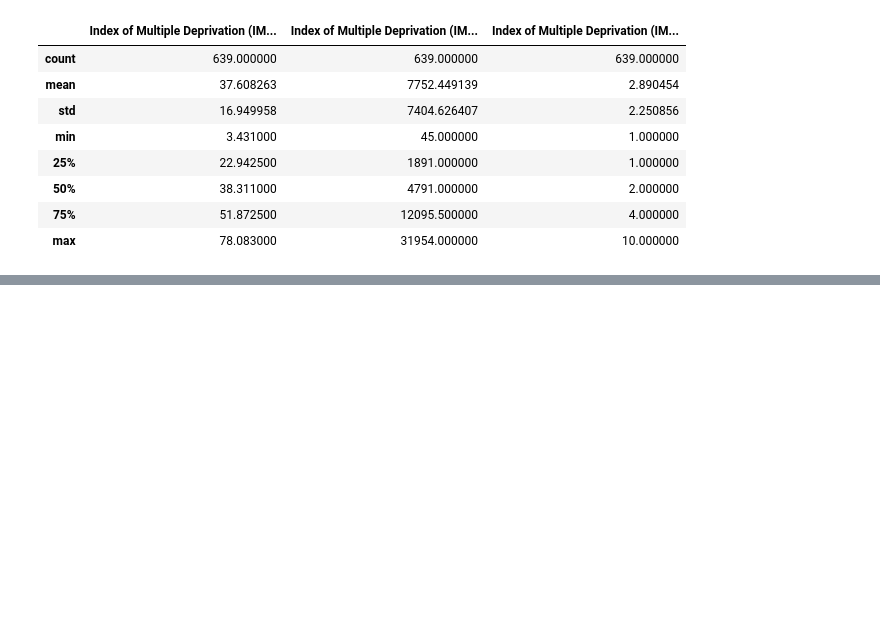
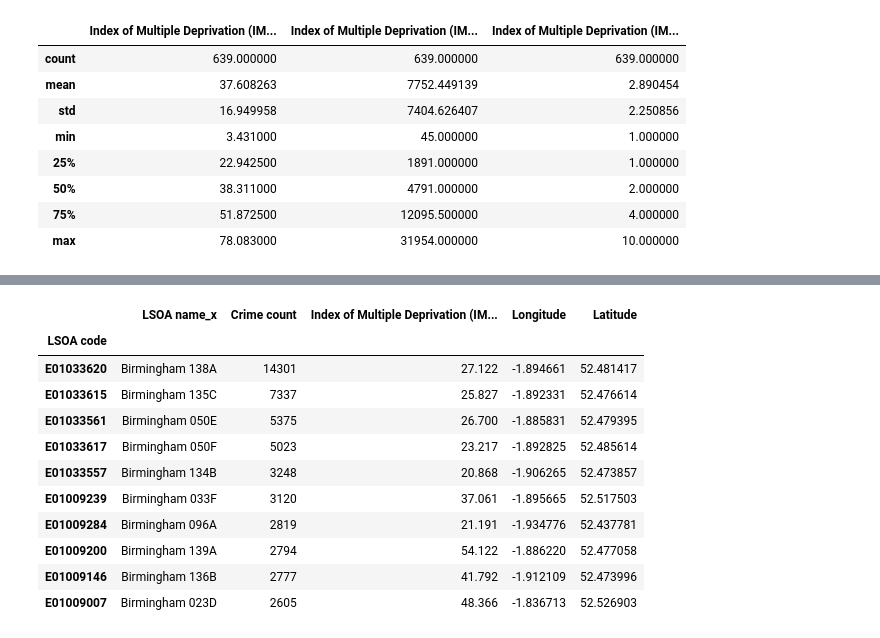
Before and after one commit to DarrylHewitt/Project_1, a Jupyter notebook: analysis.ipynb, the cells around one changed output, grey strips where cells are left out. Cells and saved outputs as stored; diff of their text form; code cells hidden in the pictures; blank space fills up the shorter version.

```diff
--- a/analysis.ipynb
+++ b/analysis.ipynb
@@ -407,0 +563,22 @@ map_plot
+# %%
+LSOA_crime_count_df = LSOA_crime_count_df.rename(columns={"LSOA code":"Crime count"})
+LSOA_crime_count_df
+
+LSOA_crime_count_df = LSOA_crime_count_df.sort_values("Crime count",ascending=False)
+LSOA_crime_count_df.head(20)
+
+LSOA_max_counts = LSOA_crime_count_df.iloc[0:10,:]
+LSOA_max_counts
+# %% [output]
+|  | LSOA name_x | Crime count | Index of Multiple Deprivation (IM... | Longitude | Latitude |
+| LSOA code |  |  |  |  |  |
+| E01033620 | Birmingham 138A | 14301 | 27.122 | -1.894661 | 52.481417 |
+| E01033615 | Birmingham 135C | 7337 | 25.827 | -1.892331 | 52.476614 |
+| E01033561 | Birmingham 050E | 5375 | 26.700 | -1.885831 | 52.479395 |
+| E01033617 | Birmingham 050F | 5023 | 23.217 | -1.892825 | 52.485614 |
+| E01033557 | Birmingham 134B | 3248 | 20.868 | -1.906265 | 52.473857 |
+| E01009239 | Birmingham 033F | 3120 | 37.061 | -1.895665 | 52.517503 |
+| E01009284 | Birmingham 096A | 2819 | 21.191 | -1.934776 | 52.437781 |
+| E01009200 | Birmingham 139A | 2794 | 54.122 | -1.886220 | 52.477058 |
+| E01009146 | Birmingham 136B | 2777 | 41.792 | -1.912109 | 52.473996 |
+| E01009007 | Birmingham 023D | 2605 | 48.366 | -1.836713 | 52.526903 |
```
Also changed, not shown: parts of 7 cells of this notebook, 2 other files.
